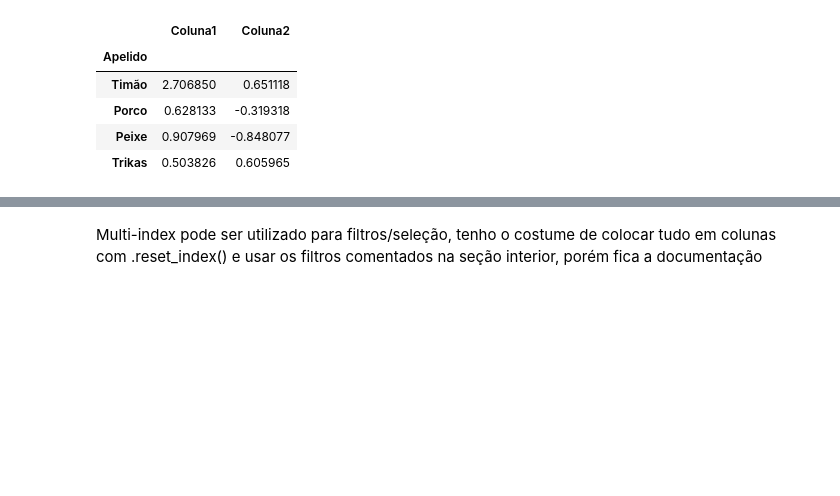
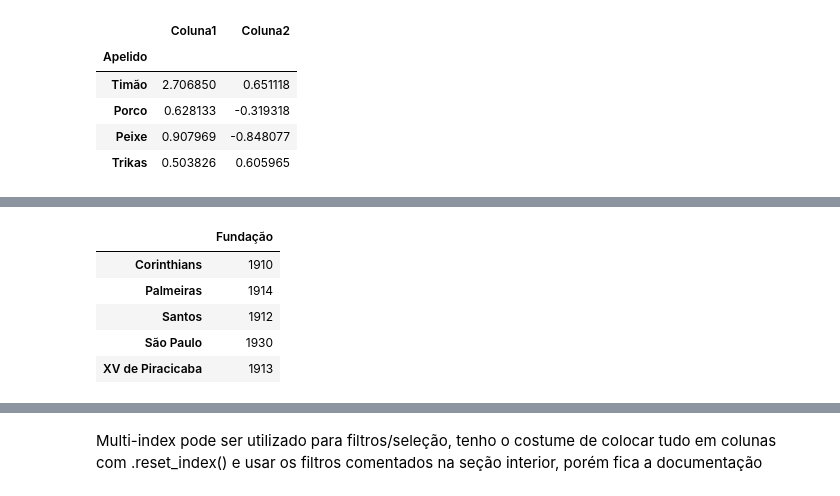
Before and after one commit to katrips/treinamento_python, a Jupyter notebook: Notebooks/Pandas/2. DataFrames_Pandas.ipynb, the cells around one changed output, grey strips where cells are left out. Drawn from its saved outputs; the diff is of its cells as text; code cells hidden in the pictures; blank space fills up the shorter version.

```diff
--- a/Notebooks/Pandas/2. DataFrames_Pandas.ipynb
+++ b/Notebooks/Pandas/2. DataFrames_Pandas.ipynb
@@ -481,0 +514,9 @@ df_dict_aux.set_index("Apelido")
+# %%
+df_campeonatos.dropna(axis=1) # Removendo colunas com valores nulos
+# %% [output]
+|  | Fundação |
+| Corinthians | 1910 |
+| Palmeiras | 1914 |
+| Santos | 1912 |
+| São Paulo | 1930 |
+| XV de Piracicaba | 1913 |
```
Also changed, not shown: parts of 12 cells of this notebook, 2 other files.
